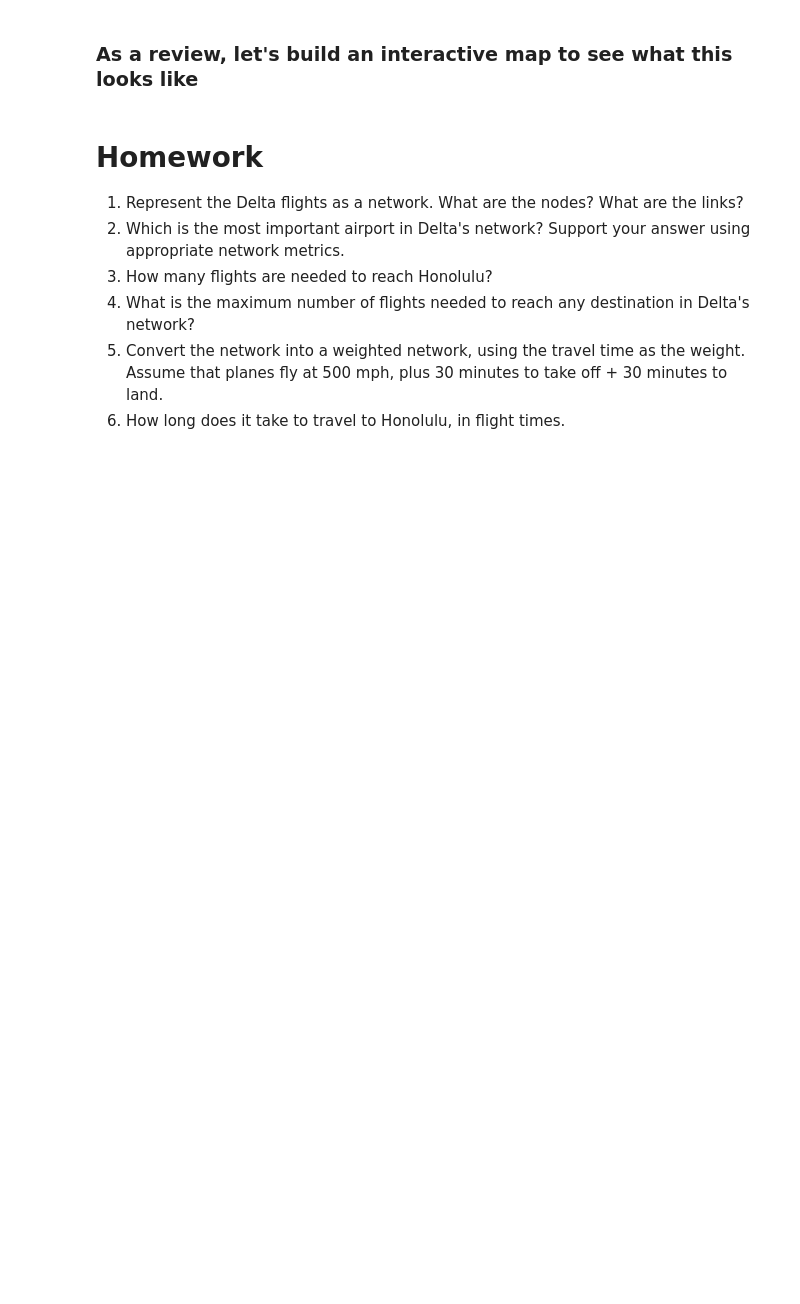
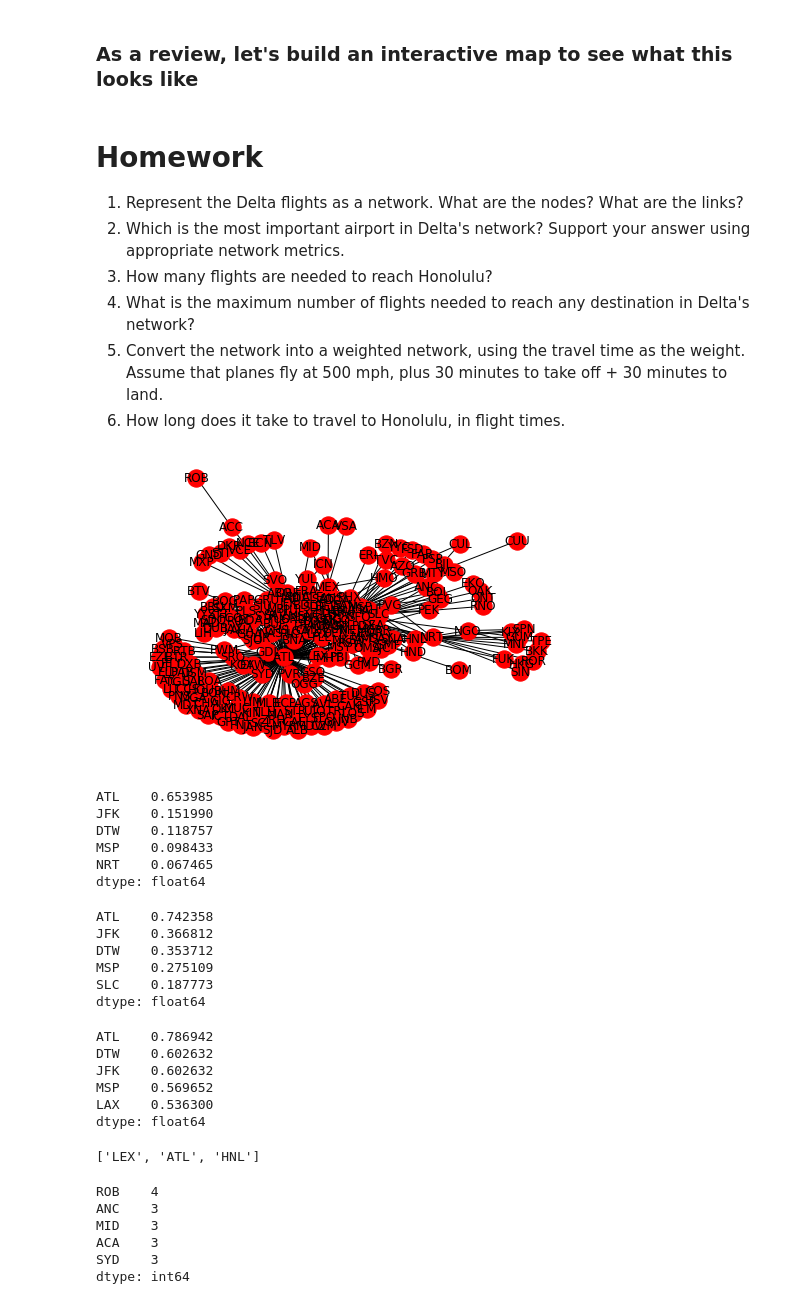
Before and after one commit to DanTheOnlyMan/ce599, a Jupyter notebook: 12-Networks/Networks.ipynb, the cells around one changed output. Drawn from its saved outputs; the diff is of its cells as text; code cells hidden in the pictures; blank space fills up the shorter version.

```diff
--- a/12-Networks/Networks.ipynb
+++ b/12-Networks/Networks.ipynb
@@ -372,3 +372,58 @@ m.save("delta.html")
 4. What is the maximum number of flights needed to reach any destination in Delta's network?
 5. Convert the network into a weighted network, using the travel time as the weight.  Assume that planes fly at 500 mph, plus 30 minutes to take off + 30 minutes to land.
 6. How long does it take to travel to Honolulu, in flight times.
+# %%
+flights=nx.from_pandas_edgelist(routes, 'source', 'dest')
+nx.draw(flights, with_labels=True)
+plt.show()
+# %% [output]
+[figure, added]
+# %%
+between_cent = nx.betweenness_centrality(flights, normalized=True)
+#print (between_cent) gives a jumbled version, need to sort it. Maybe create a dataframe and then sort?
+df=pd.Series(between_cent)
+df.sort_values(axis=0,ascending=False).head()
+# %% [output]
+ATL    0.653985
+JFK    0.151990
+DTW    0.118757
+MSP    0.098433
+NRT    0.067465
+dtype: float64
+# %%
+deg_cent = nx.degree_centrality(flights)
+df2 = pd.Series(deg_cent)
+df2.sort_values(axis=0, ascending = False).head()
+# %% [output]
+ATL    0.742358
+JFK    0.366812
+DTW    0.353712
+MSP    0.275109
+SLC    0.187773
+dtype: float64
+# %%
+close_cent = nx.closeness_centrality(flights)
+df3 = pd.Series(close_cent)
+df3.sort_values(axis=0, ascending = False).head()
+# %% [output]
+ATL    0.786942
+DTW    0.602632
+JFK    0.602632
+MSP    0.569652
+LAX    0.536300
+dtype: float64
+# %%
+print(nx.shortest_path(flights, 'LEX','HNL'))
+# %% [output]
+['LEX', 'ATL', 'HNL']
+# %%
+shortest_path = nx.shortest_path_length(flights, source = 'LEX')
+short = pd.Series(shortest_path)
+short.sort_values(axis=0, ascending = False).head()
+# %% [output]
+ROB    4
+ANC    3
+MID    3
+ACA    3
+SYD    3
+dtype: int64
```
Also changed, not shown: parts of 10 cells of this notebook, 1 other file.
